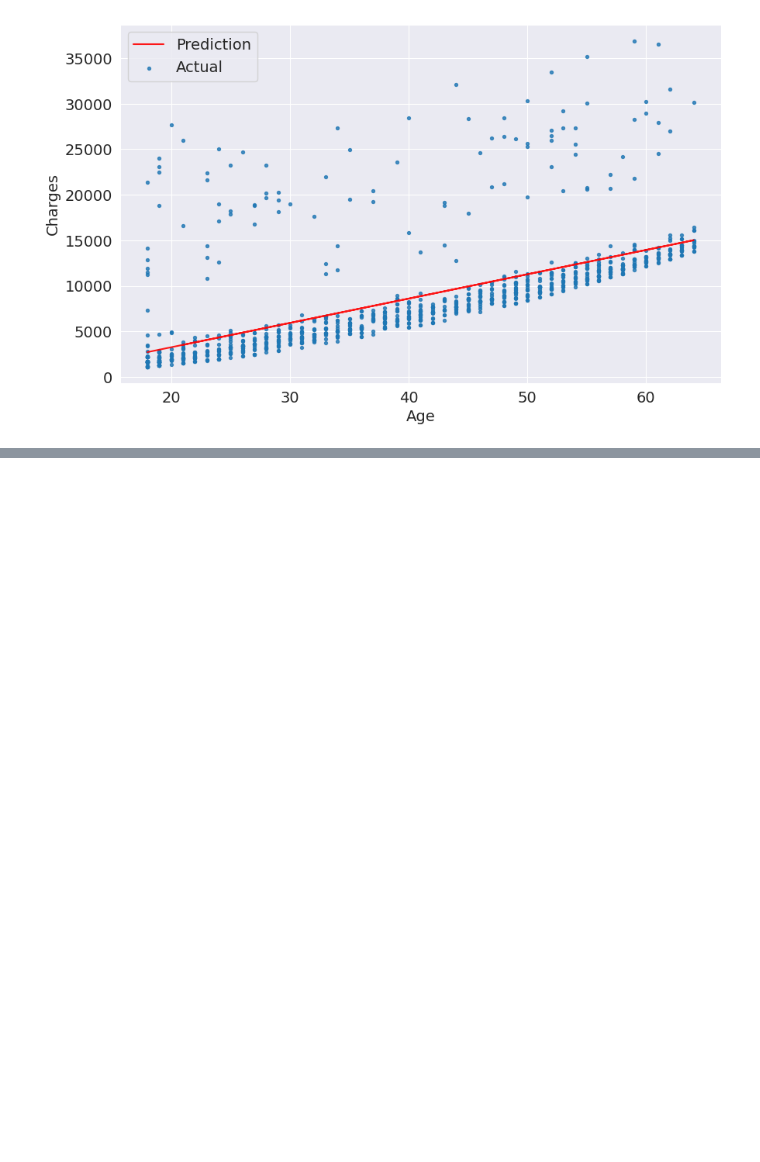
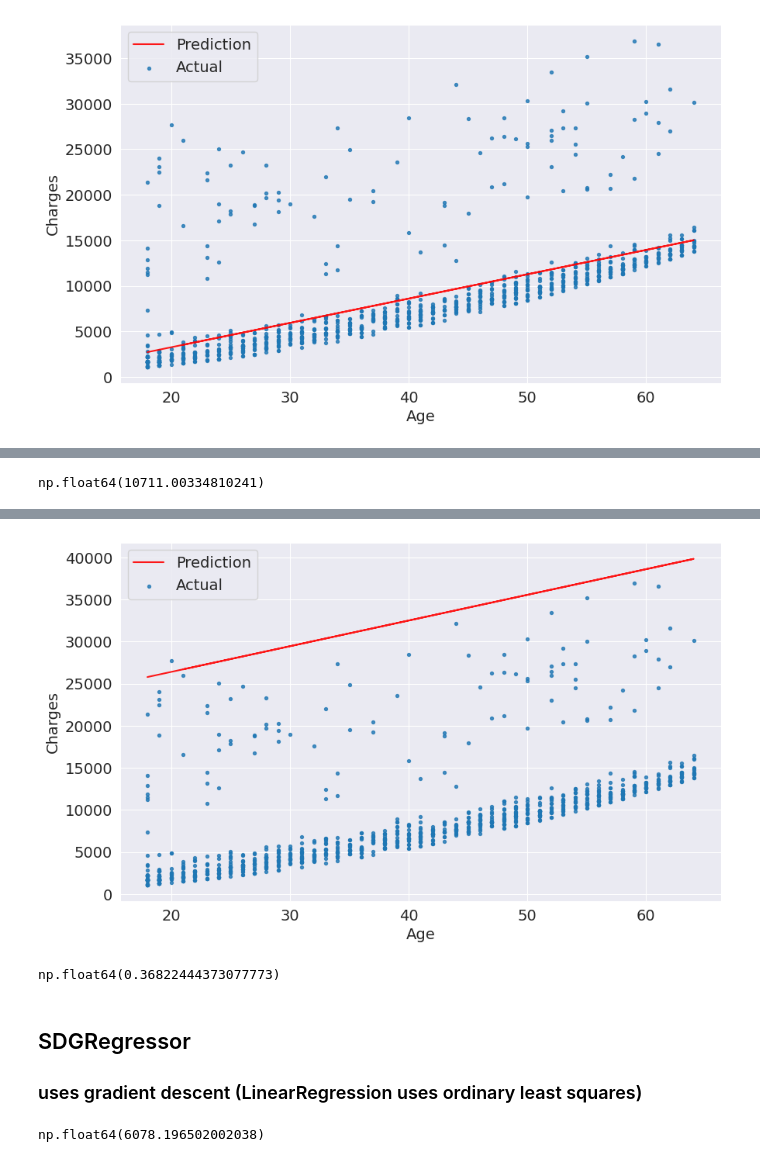
Before and after one commit to krishnasree5/health-insurance-prediction, a Jupyter notebook: HealthInsurancePrediction.ipynb, the cells around one changed output, grey strips where cells are left out. Cells and saved outputs as stored; diff of their text form; code cells hidden in the pictures; blank space fills up the shorter version.

Commit message:
linear regression (for smoker data), linear regression with multiple vars

```diff
--- a/HealthInsurancePrediction.ipynb
+++ b/HealthInsurancePrediction.ipynb
@@ -489,0 +495,3 @@ RMSE Loss:  4662.505766636395
+# %%
+smoker_df = medical_charges_data[medical_charges_data.smoker == 1]
+smoker_df
@@ -489,0 +512,15 @@ RMSE Loss:  4662.505766636395
+# %%
+inputs, target = smoker_df[['age']], smoker_df['charges']
+
+model = LinearRegression().fit(inputs, target)
+
+w, b = model.coef_, model.intercept_
+predictions = model.predict(inputs)
+
+loss = rmse(target, predictions)
+loss
+# %% [output]
+np.float64(10711.00334810241)
+# %%
+try_parameters(w, b)
+# %% [output]
@@ -489,0 +528,21 @@ RMSE Loss:  4662.505766636395
+[figure, added]
+# %%
+smoker_df.charges.corr(smoker_df.age)
+# %% [output]
+np.float64(0.36822444373077773)
+# %% [markdown]
+## SDGRegressor
+### uses gradient descent (LinearRegression uses ordinary least squares)
+# %%
+from sklearn.linear_model import SGDRegressor
+
+inputs, target = non_smoker_df[['age']], non_smoker_df['charges']
+
+model1 = SGDRegressor(max_iter=1000)
+model1.fit(inputs, target)
+predictions = model1.predict(inputs)
+
+loss = rmse(target, predictions)
+loss
+# %% [output]
+np.float64(6078.196502002038)
```
Also changed, not shown: parts of 35 cells of this notebook.
